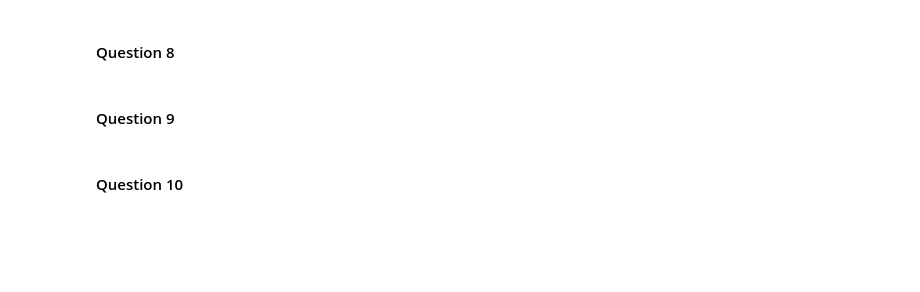
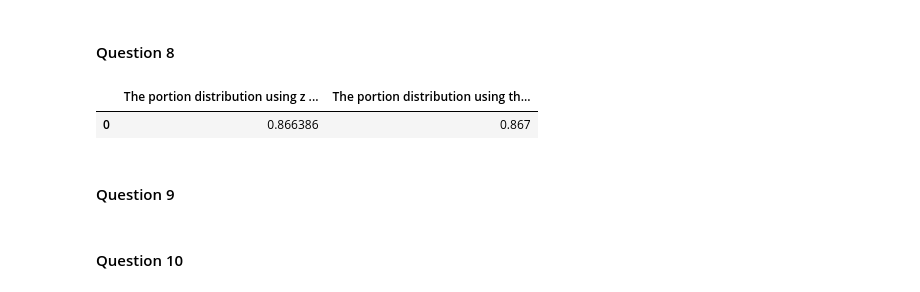
Before and after one commit to orinurieli/Python-Machine-Learning, a Jupyter notebook: assignment2-task2.ipynb, the cells around one changed output. Saved outputs shown, nothing was run; the diff lists cells and outputs as text; code cells hidden in the pictures; blank space fills up the shorter version.

```diff
--- a/assignment2-task2.ipynb
+++ b/assignment2-task2.ipynb
@@ -112,6 +163,23 @@ print(correlation)
 
 ### what portion of the distribution is found in the range (2.5, 17.5)? -- compute empirically using the sampled values
 ### report both values (calculated and empirical)
+# %%
+import numpy as np
+from statistics import NormalDist
+
+sample = np.random.normal(10, 5, 10000)
+z = (2.5-10)/5
+zscore = NormalDist().cdf(z)
+count = 0
+
+for num in sample:
+    if num <= 17.5 and num >= 2.5:
+        count += 1
+pd.DataFrame({'The portion distribution using z table': [1 - 2*zscore],
+             'The portion distribution  using the sample': [count / 10000]})
+# %% [output]
+|  | The portion distribution using z ... | The portion distribution using th... |
+| 0 | 0.866386 | 0.867 |
 # %% [markdown]
 #### Question 9
 # %%
```
Also changed, not shown: parts of 8 cells of this notebook, 1 other file.
